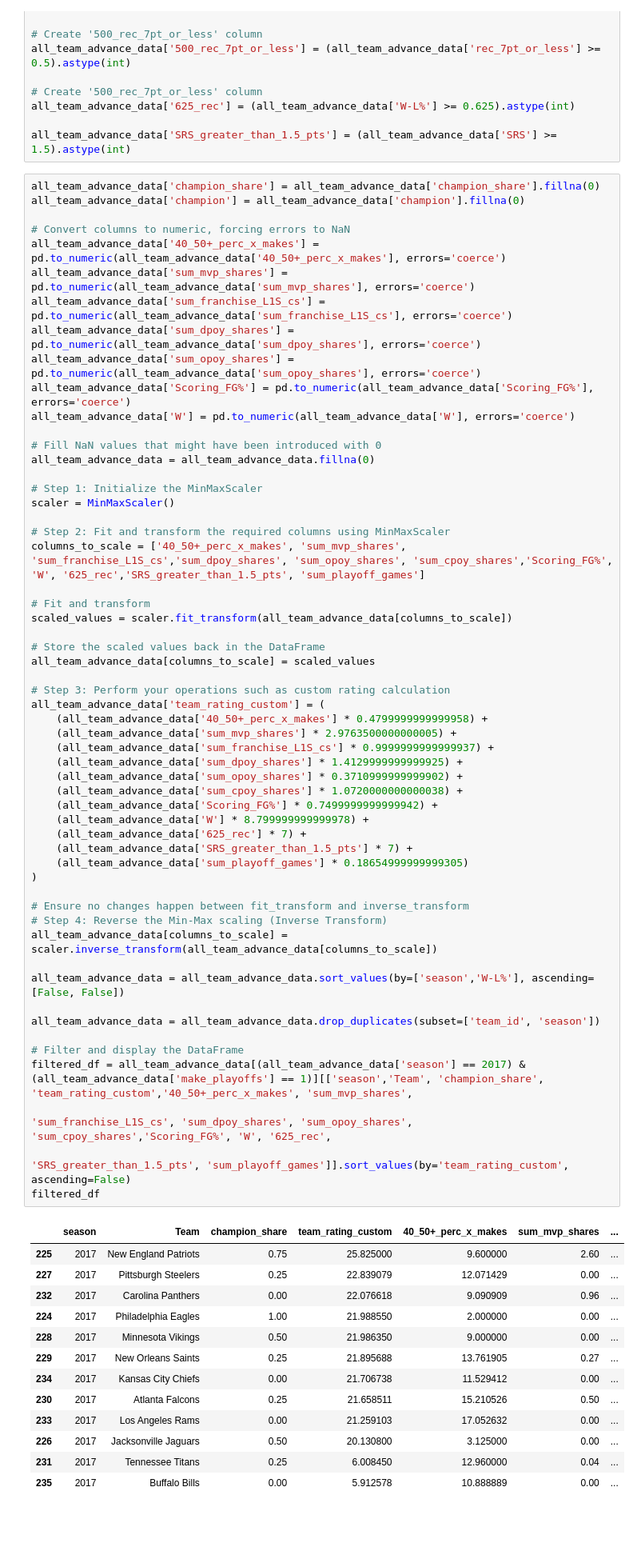
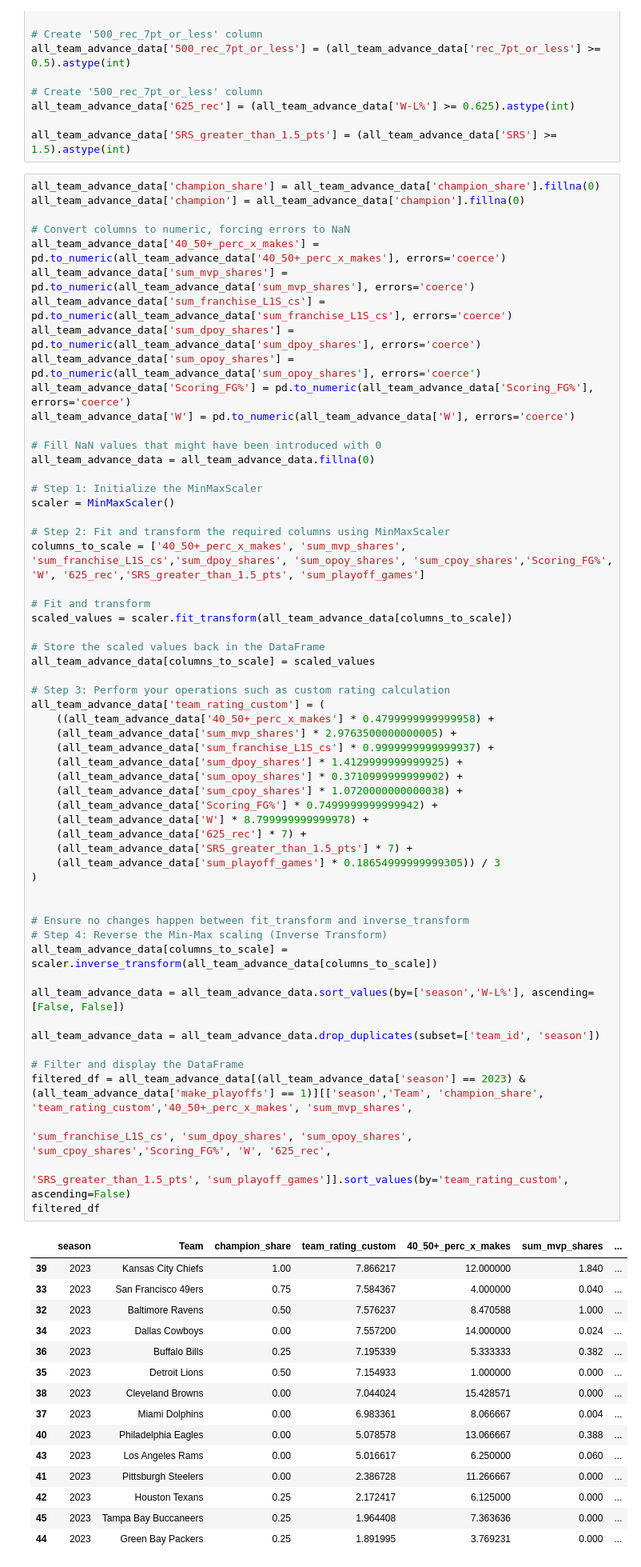
Before and after one commit to allenjake440/NFL_Champion, a Jupyter notebook: nfl_web_scrape/nfl_champ_data.ipynb, the cells around one changed output. Shown at 80% size. Cells and saved outputs as stored; diff of their text form; blank space fills up the shorter version.

```diff
--- a/nfl_web_scrape/nfl_champ_data.ipynb
+++ b/nfl_web_scrape/nfl_champ_data.ipynb
@@ -1559,48 +1559,51 @@ scaled_values = scaler.fit_transform(all_team_advance_data[columns_to_scale])
 # Store the scaled values back in the DataFrame
 all_team_advance_data[columns_to_scale] = scaled_values
 
 # Step 3: Perform your operations such as custom rating calculation
 all_team_advance_data['team_rating_custom'] = (
-    (all_team_advance_data['40_50+_perc_x_makes'] * 0.4799999999999958) +
+    ((all_team_advance_data['40_50+_perc_x_makes'] * 0.4799999999999958) +
     (all_team_advance_data['sum_mvp_shares'] * 2.9763500000000005) +
     (all_team_advance_data['sum_franchise_L1S_cs'] * 0.9999999999999937) +
     (all_team_advance_data['sum_dpoy_shares'] * 1.4129999999999925) +
     (all_team_advance_data['sum_opoy_shares'] * 0.3710999999999902) +
     (all_team_advance_data['sum_cpoy_shares'] * 1.0720000000000038) +
     (all_team_advance_data['Scoring_FG%'] * 0.7499999999999942) +
     (all_team_advance_data['W'] * 8.799999999999978) +
     (all_team_advance_data['625_rec'] * 7) +
     (all_team_advance_data['SRS_greater_than_1.5_pts'] * 7) +
-    (all_team_advance_data['sum_playoff_games'] * 0.18654999999999305)
+    (all_team_advance_data['sum_playoff_games'] * 0.18654999999999305)) / 3
 )
+
 
 # Ensure no changes happen between fit_transform and inverse_transform
 # Step 4: Reverse the Min-Max scaling (Inverse Transform)
 all_team_advance_data[columns_to_scale] = scaler.inverse_transform(all_team_advance_data[columns_to_scale])
 
 all_team_advance_data = all_team_advance_data.sort_values(by=['season','W-L%'], ascending=[False, False])
 
 all_team_advance_data = all_team_advance_data.drop_duplicates(subset=['team_id', 'season'])
 
 # Filter and display the DataFrame
-filtered_df = all_team_advance_data[(all_team_advance_data['season'] == 2017) & (all_team_advance_data['make_playoffs'] == 1)][['season','Team', 'champion_share', 'team_rating_custom','40_50+_perc_x_makes', 'sum_mvp_shares',
+filtered_df = all_team_advance_data[(all_team_advance_data['season'] == 2023) & (all_team_advance_data['make_playoffs'] == 1)][['season','Team', 'champion_share', 'team_rating_custom','40_50+_perc_x_makes', 'sum_mvp_shares',
                                                                                                                                 'sum_franchise_L1S_cs', 'sum_dpoy_shares', 'sum_opoy_shares', 'sum_cpoy_shares','Scoring_FG%', 'W', '625_rec',
                                                                                                                                 'SRS_greater_than_1.5_pts', 'sum_playoff_games']].sort_values(by='team_rating_custom', ascending=False)
 filtered_df
 # %% [output]
 |  | season | Team | champion_share | team_rating_custom | 40_50+_perc_x_makes | sum_mvp_shares | ... |
-| 225 | 2017 | New England Patriots | 0.75 | 25.825000 | 9.600000 | 2.60 | ... |
-| 227 | 2017 | Pittsburgh Steelers | 0.25 | 22.839079 | 12.071429 | 0.00 | ... |
-| 232 | 2017 | Carolina Panthers | 0.00 | 22.076618 | 9.090909 | 0.96 | ... |
-| 224 | 2017 | Philadelphia Eagles | 1.00 | 21.988550 | 2.000000 | 0.00 | ... |
-| 228 | 2017 | Minnesota Vikings | 0.50 | 21.986350 | 9.000000 | 0.00 | ... |
-| 229 | 2017 | New Orleans Saints | 0.25 | 21.895688 | 13.761905 | 0.27 | ... |
-| 234 | 2017 | Kansas City Chiefs | 0.00 | 21.706738 | 11.529412 | 0.00 | ... |
-| 230 | 2017 | Atlanta Falcons | 0.25 | 21.658511 | 15.210526 | 0.50 | ... |
-| 233 | 2017 | Los Angeles Rams | 0.00 | 21.259103 | 17.052632 | 0.00 | ... |
-| 226 | 2017 | Jacksonville Jaguars | 0.50 | 20.130800 | 3.125000 | 0.00 | ... |
-| 231 | 2017 | Tennessee Titans | 0.25 | 6.008450 | 12.960000 | 0.04 | ... |
-| 235 | 2017 | Buffalo Bills | 0.00 | 5.912578 | 10.888889 | 0.00 | ... |
+| 39 | 2023 | Kansas City Chiefs | 1.00 | 7.866217 | 12.000000 | 1.840 | ... |
+| 33 | 2023 | San Francisco 49ers | 0.75 | 7.584367 | 4.000000 | 0.040 | ... |
+| 32 | 2023 | Baltimore Ravens | 0.50 | 7.576237 | 8.470588 | 1.000 | ... |
+| 34 | 2023 | Dallas Cowboys | 0.00 | 7.557200 | 14.000000 | 0.024 | ... |
+| 36 | 2023 | Buffalo Bills | 0.25 | 7.195339 | 5.333333 | 0.382 | ... |
+| 35 | 2023 | Detroit Lions | 0.50 | 7.154933 | 1.000000 | 0.000 | ... |
+| 38 | 2023 | Cleveland Browns | 0.00 | 7.044024 | 15.428571 | 0.000 | ... |
+| 37 | 2023 | Miami Dolphins | 0.00 | 6.983361 | 8.066667 | 0.004 | ... |
+| 40 | 2023 | Philadelphia Eagles | 0.00 | 5.078578 | 13.066667 | 0.388 | ... |
+| 43 | 2023 | Los Angeles Rams | 0.00 | 5.016617 | 6.250000 | 0.060 | ... |
+| 41 | 2023 | Pittsburgh Steelers | 0.00 | 2.386728 | 11.266667 | 0.000 | ... |
+| 42 | 2023 | Houston Texans | 0.25 | 2.172417 | 6.125000 | 0.000 | ... |
+| 45 | 2023 | Tampa Bay Buccaneers | 0.25 | 1.964408 | 7.363636 | 0.000 | ... |
+| 44 | 2023 | Green Bay Packers | 0.25 | 1.891995 | 3.769231 | 0.000 | ... |
 # %%
 
 # Define the features and their associated weights
```
Also changed, not shown: parts of 7 cells of this notebook.
